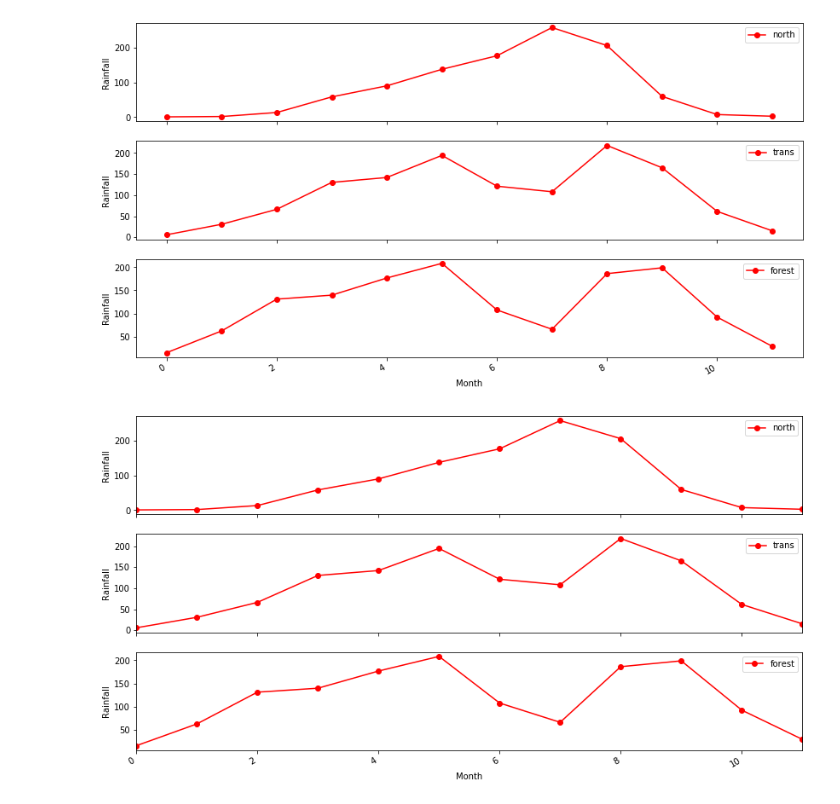
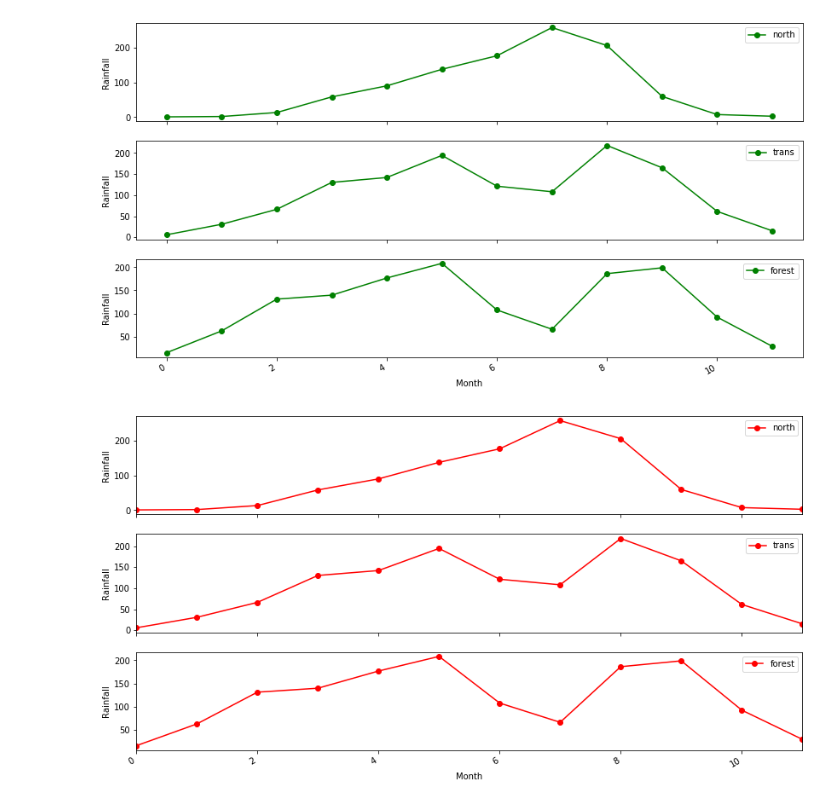
Before and after one commit to buabaj/fortran-assignment, a Jupyter notebook: graph.ipynb, the cells around one changed output. Drawn from its saved outputs; the diff is of its cells as text; code cells hidden in the pictures.

```diff
--- a/graph.ipynb
+++ b/graph.ipynb
@@ -1,24 +1,24 @@
 # %%
 import matplotlib.pyplot as plt
 import pandas as pd
 
 graph=pd.read_csv("all_average.csv")
 graph.head(4)
 
 
 
 
 graph['month'] = pd.to_datetime(graph['month'])
 
 
 cols_plot = [ 'north', 'trans','forest']
-axes = graph[cols_plot].plot(marker='o', linestyle='-', figsize=(14, 8), subplots=True,color="red")
+axes = graph[cols_plot].plot(marker='o', linestyle='-', figsize=(14, 8), subplots=True,color="green")
 for label in axes:
     label.set_ylabel('Rainfall')
     label.set_xlabel("Month")
-plt.savefig('time_series.jpg')
+plt.savefig('Plot-a.jpg')
 # %% [output]
-[figure, old version]
+[figure, new version]
 # %%
 # %% [output]
 [figure]
```
Also changed, not shown: 8 other files.
